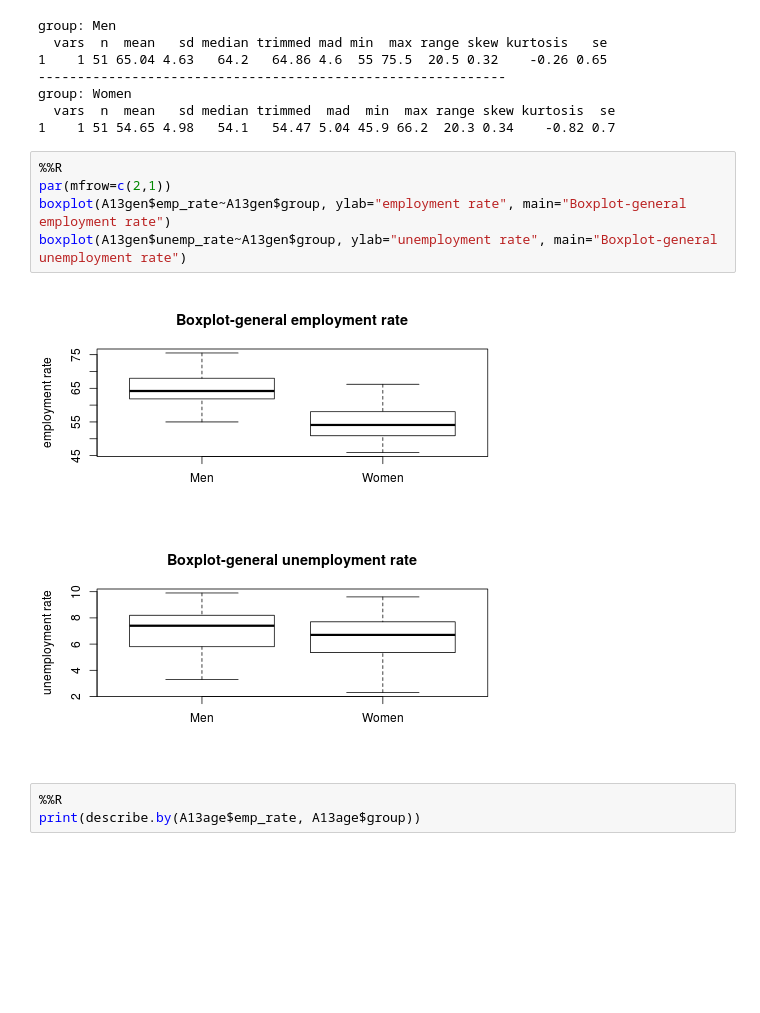
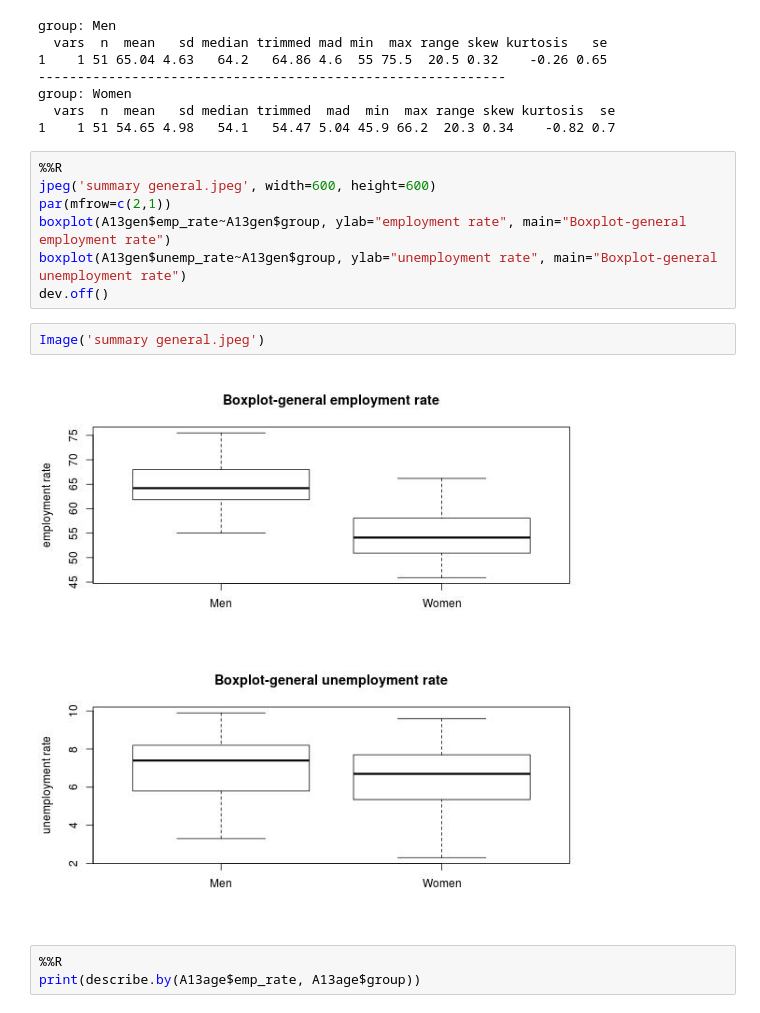
Before and after one commit to yuhanw/Team_Four.0, a Jupyter notebook: notebooks/NB2_data_cleaning.ipynb, the cells around one changed output. Drawn from its saved outputs; the diff is of its cells as text; blank space fills up the shorter version.

Commit message:
some more plots and stuff, not completely finished yet, but you guys can work with NB3 at the same time.

```diff
--- a/notebooks/NB2_data_cleaning.ipynb
+++ b/notebooks/NB2_data_cleaning.ipynb
@@ -141,11 +149,15 @@ group: Women
 1    1 51 54.65 4.98   54.1   54.47 5.04 45.9 66.2  20.3 0.34    -0.82 0.7
 # %%
 %%R
+jpeg('summary general.jpeg', width=600, height=600)
 par(mfrow=c(2,1))
 boxplot(A13gen$emp_rate~A13gen$group, ylab="employment rate", main="Boxplot-general employment rate")
 boxplot(A13gen$unemp_rate~A13gen$group, ylab="unemployment rate", main="Boxplot-general unemployment rate")
+dev.off()
-# %% [output]
-[figure, removed]
+# %%
+Image('summary general.jpeg')
+# %% [output]
+[figure, added]
 # %%
 %%R
 print(describe.by(A13age$emp_rate, A13age$group))
```
Also changed, not shown: parts of 14 cells of this notebook.
